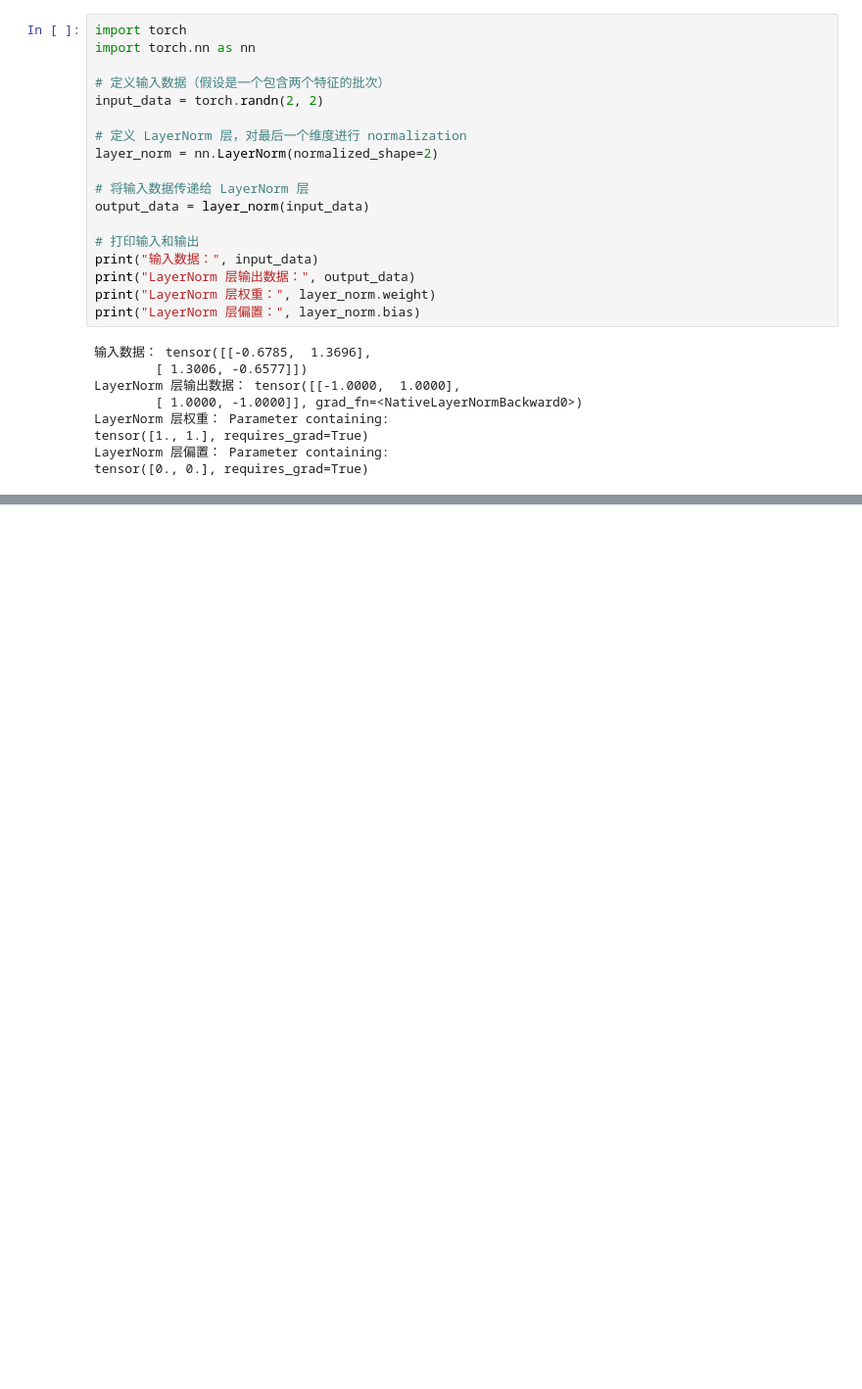
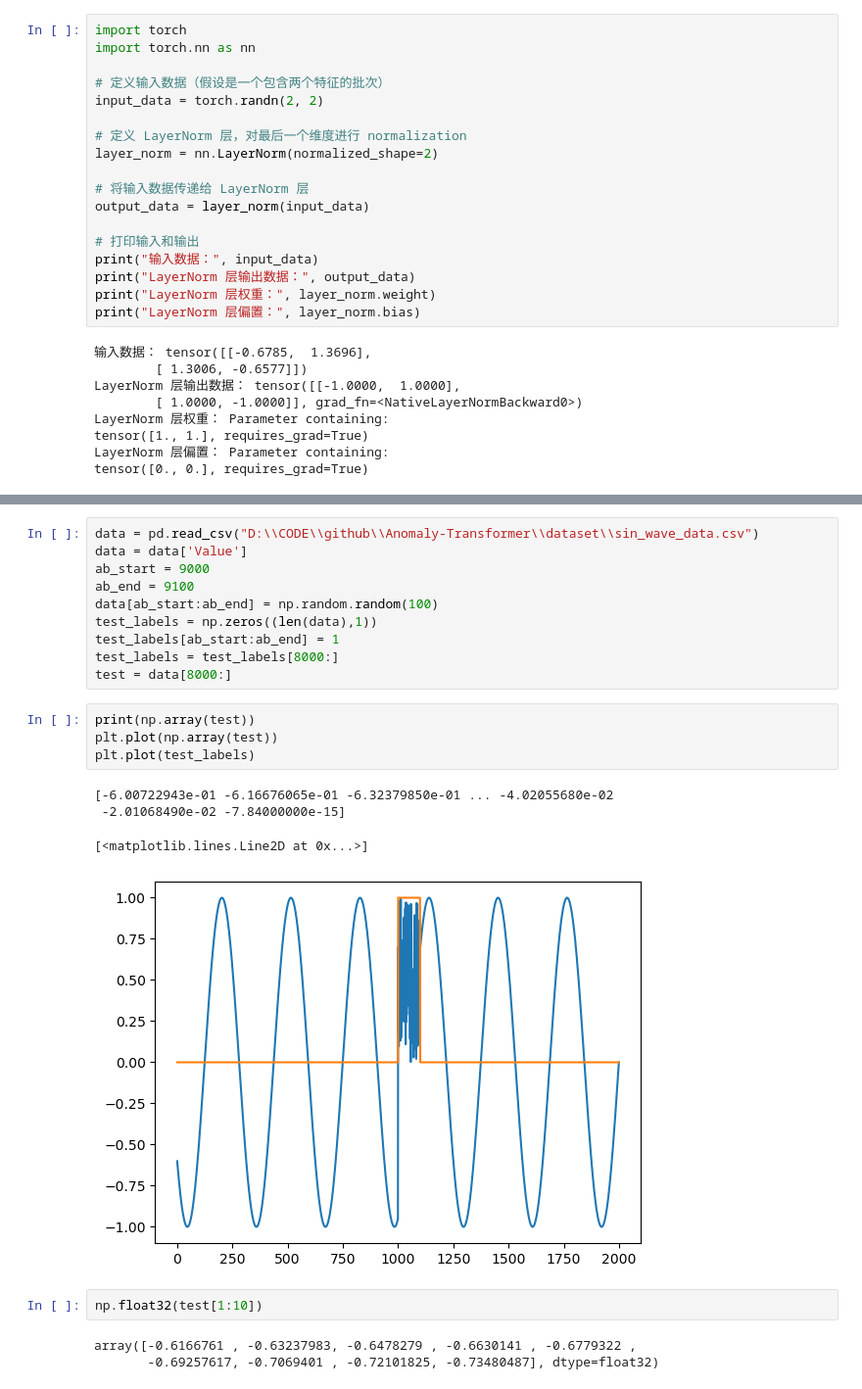
Before and after one commit to wangchz13/Anomaly-Transformer, a Jupyter notebook: test.ipynb, the cells around one changed output, grey strips where cells are left out. Shown: that part at 98% size. Drawn from its saved outputs; the diff is of its cells as text; blank space fills up the shorter version.

```diff
--- a/test.ipynb
+++ b/test.ipynb
@@ -207,0 +227,24 @@ for head_index in range(8):
+# %%
+data = pd.read_csv("D:\\CODE\\github\\Anomaly-Transformer\\dataset\\sin_wave_data.csv")
+data = data['Value']
+ab_start = 9000
+ab_end = 9100
+data[ab_start:ab_end] = np.random.random(100)
+test_labels = np.zeros((len(data),1))
+test_labels[ab_start:ab_end] = 1
+test_labels = test_labels[8000:]
+test = data[8000:]
+# %%
+print(np.array(test))
+plt.plot(np.array(test))
+plt.plot(test_labels)
+# %% [output]
+[-6.00722943e-01 -6.16676065e-01 -6.32379850e-01 ... -4.02055680e-02
+ -2.01068490e-02 -7.84000000e-15]
+[<matplotlib.lines.Line2D at 0x...>]
+[figure, added]
+# %%
+np.float32(test[1:10])
+# %% [output]
+array([-0.6166761 , -0.63237983, -0.6478279 , -0.6630141 , -0.6779322 ,
+       -0.69257617, -0.7069401 , -0.72101825, -0.73480487], dtype=float32)
```
Also changed, not shown: parts of 8 cells of this notebook, 2 other files.
